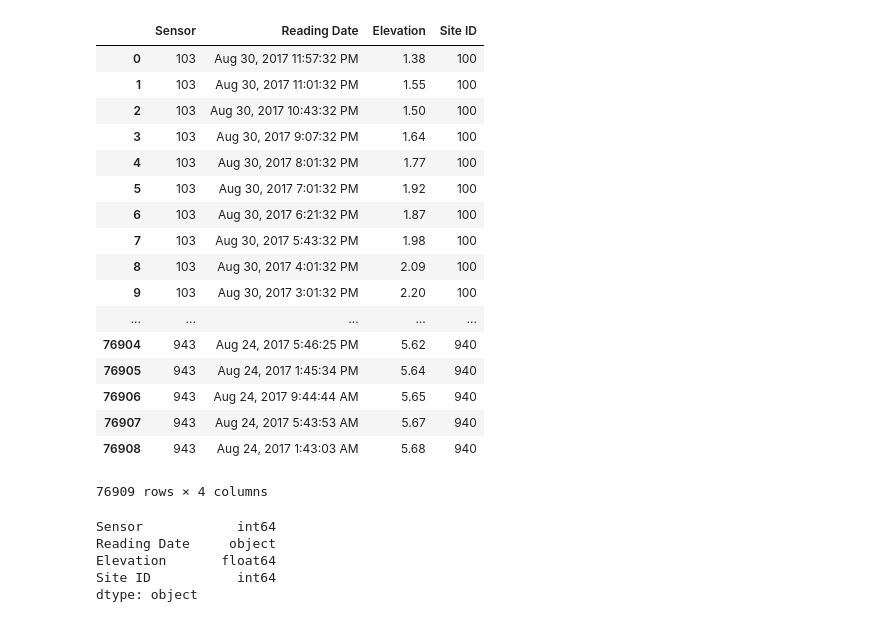
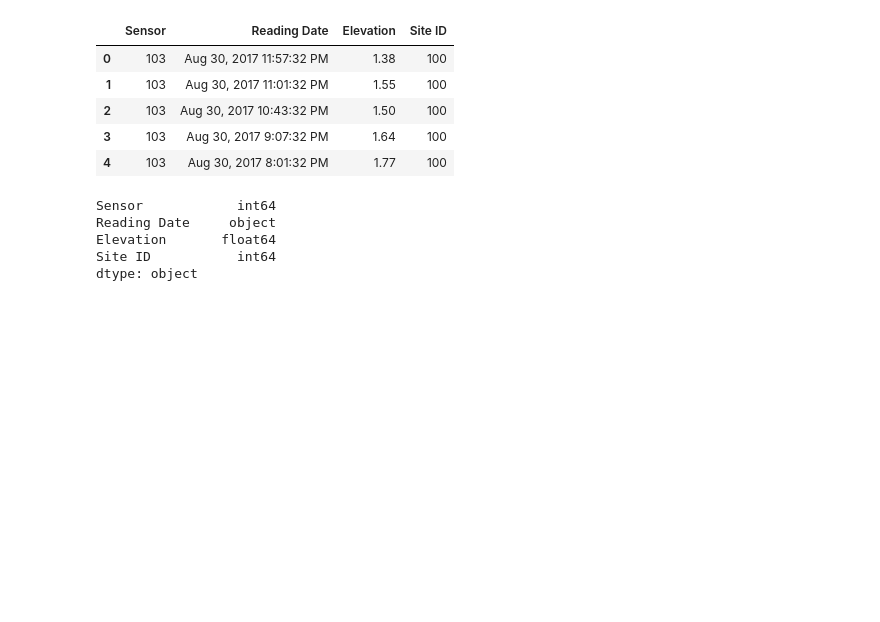
Before and after one commit to JoeDown/Houston-Flood-Data, a Jupyter notebook: Houston_Flood_Data.ipynb, the cells around one changed output. Saved outputs shown, nothing was run; the diff lists cells and outputs as text; code cells hidden in the pictures; blank space fills up the shorter version.

```diff
--- a/Houston_Flood_Data.ipynb
+++ b/Houston_Flood_Data.ipynb
@@ -7,26 +38,14 @@ import pandas as pd
 # %%
 elevation_df = pd.read_csv("Elevation_v01.csv")
 # %%
-elevation_df
+elevation_df.head()
 # %% [output]
 |  | Sensor | Reading Date | Elevation | Site ID |
 | 0 | 103 | Aug 30, 2017 11:57:32 PM | 1.38 | 100 |
 | 1 | 103 | Aug 30, 2017 11:01:32 PM | 1.55 | 100 |
 | 2 | 103 | Aug 30, 2017 10:43:32 PM | 1.50 | 100 |
 | 3 | 103 | Aug 30, 2017 9:07:32 PM | 1.64 | 100 |
 | 4 | 103 | Aug 30, 2017 8:01:32 PM | 1.77 | 100 |
-| 5 | 103 | Aug 30, 2017 7:01:32 PM | 1.92 | 100 |
-| 6 | 103 | Aug 30, 2017 6:21:32 PM | 1.87 | 100 |
-| 7 | 103 | Aug 30, 2017 5:43:32 PM | 1.98 | 100 |
-| 8 | 103 | Aug 30, 2017 4:01:32 PM | 2.09 | 100 |
-| 9 | 103 | Aug 30, 2017 3:01:32 PM | 2.20 | 100 |
-| ... | ... | ... | ... | ... |
-| 76904 | 943 | Aug 24, 2017 5:46:25 PM | 5.62 | 940 |
-| 76905 | 943 | Aug 24, 2017 1:45:34 PM | 5.64 | 940 |
-| 76906 | 943 | Aug 24, 2017 9:44:44 AM | 5.65 | 940 |
-| 76907 | 943 | Aug 24, 2017 5:43:53 AM | 5.67 | 940 |
-| 76908 | 943 | Aug 24, 2017 1:43:03 AM | 5.68 | 940 |
-76909 rows × 4 columns
 # %%
 elevation_df.dtypes
 # %% [output]
```
Also changed, not shown: parts of 12 cells of this notebook.
